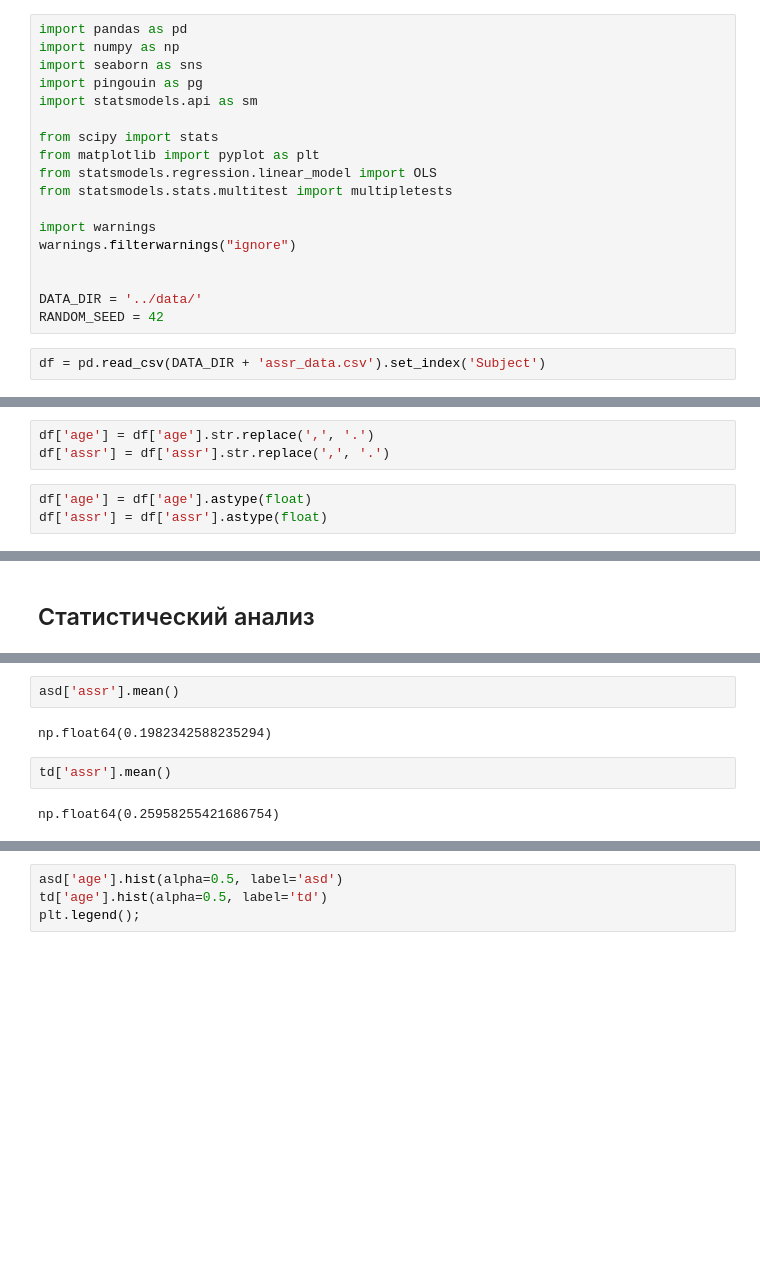
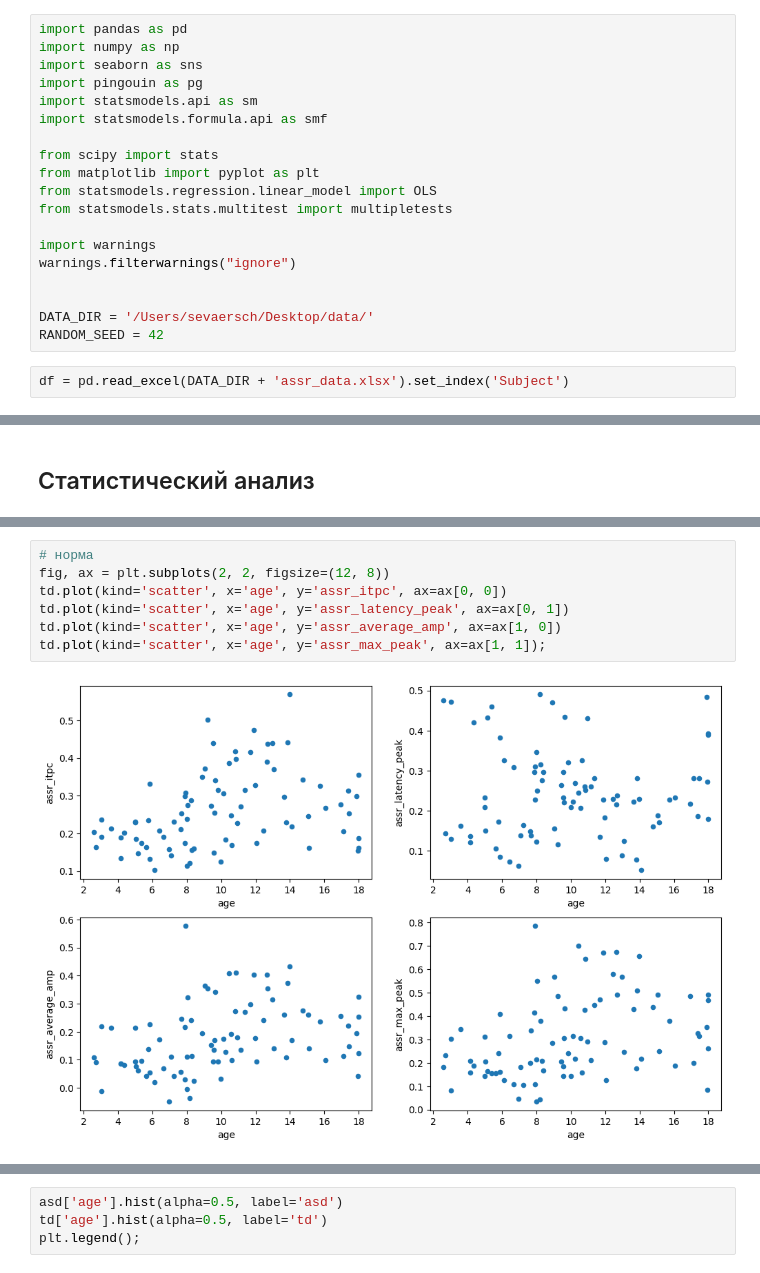
Before and after one commit to r1sephoenix/ihna_project, a Jupyter notebook: notebooks/assr.ipynb, the cells around one changed output, grey strips where cells are left out. Saved outputs shown, nothing was run; the diff lists cells and outputs as text; blank space fills up the shorter version.

```diff
--- a/notebooks/assr.ipynb
+++ b/notebooks/assr.ipynb
@@ -4,6 +4,7 @@ import numpy as np
 import seaborn as sns
 import pingouin as pg
 import statsmodels.api as sm
+import statsmodels.formula.api as smf
 
 from scipy import stats
 from matplotlib import pyplot as plt
@@ -14,10 +15,10 @@ import warnings
 warnings.filterwarnings("ignore")
 
 
-DATA_DIR = '../data/'
+DATA_DIR = '/Users/sevaersch/Desktop/data/'
 RANDOM_SEED = 42
 # %%
-df = pd.read_csv(DATA_DIR + 'assr_data.csv').set_index('Subject')
+df = pd.read_excel(DATA_DIR + 'assr_data.xlsx').set_index('Subject')
 # %%
 td_info = pd.read_csv(DATA_DIR + 'td_info.csv', index_col=0).dropna(subset='gender')
 asd_info = pd.read_csv(DATA_DIR + 'asd_info.csv', index_col=0).dropna(subset='Пол')
@@ -30,12 +31,6 @@ age = pd.concat([td_info[['gender']], asd_info[['gender']]])
 df = df.join(age, how='left')
 # %%
 df.columns = df.columns.str.lower()
-# %%
-df['age'] = df['age'].str.replace(',', '.')
-df['assr'] = df['assr'].str.replace(',', '.')
-# %%
-df['age'] = df['age'].astype(float)
-df['assr'] = df['assr'].astype(float)
 # %%
 td = df[df['group'] == 'TD']
 asd = df[df['group'] == 'ASD']
@@ -54,8 +39,9 @@ asd.plot(kind='scatter', x='age', y='assr');
-# %%
-asd['assr'].mean()
-# %% [output]
-np.float64(0.1982342588235294)
-# %%
-td['assr'].mean()
-# %% [output]
-np.float64(0.25958255421686754)
+# %%
+# норма
+fig, ax = plt.subplots(2, 2, figsize=(12, 8))
+td.plot(kind='scatter', x='age', y='assr_itpc', ax=ax[0, 0])
+td.plot(kind='scatter', x='age', y='assr_latency_peak', ax=ax[0, 1])
+td.plot(kind='scatter', x='age', y='assr_average_amp', ax=ax[1, 0])
+td.plot(kind='scatter', x='age', y='assr_max_peak', ax=ax[1, 1]);
+# %% [output]
+[figure, added]
```
Also changed, not shown: parts of 168 cells of this notebook.
